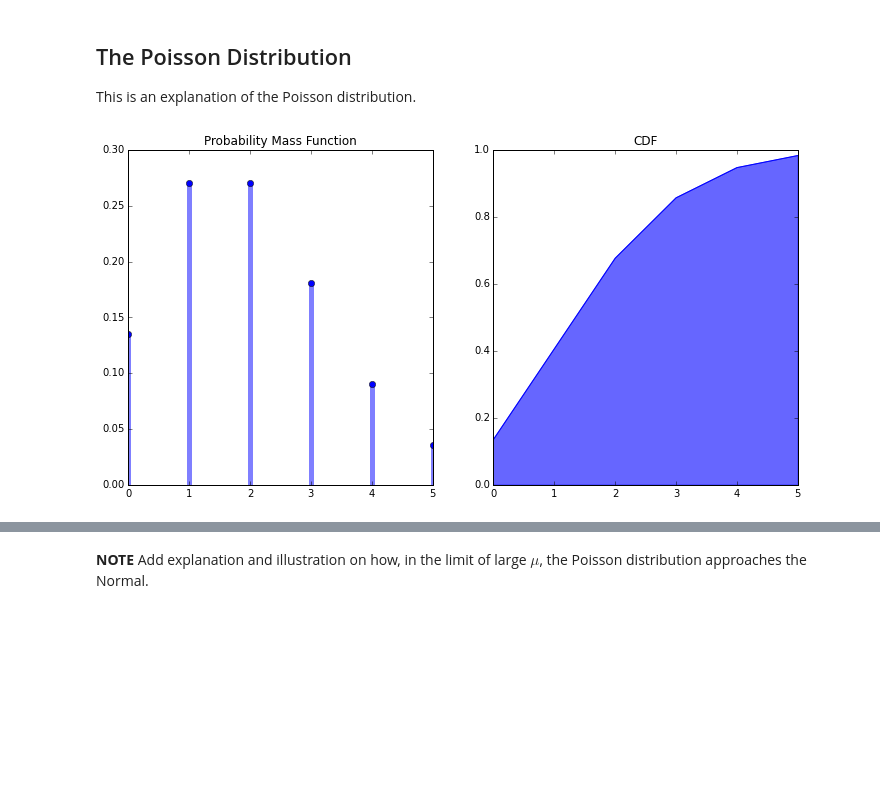
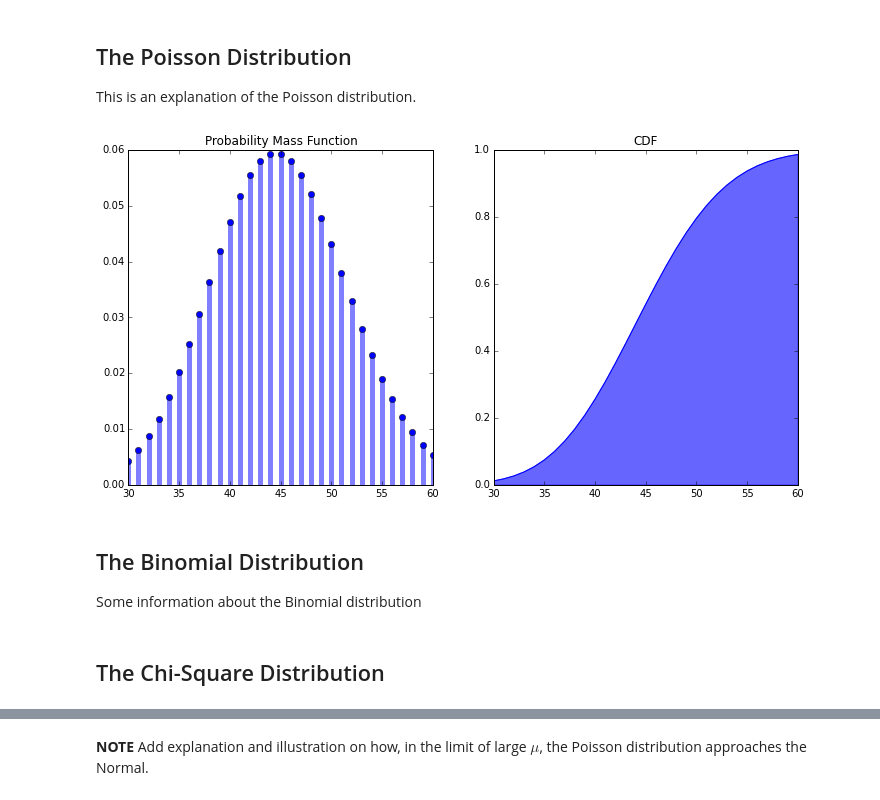
Before and after one commit to dhuppenkothen/ClassicalStatsPython, a Jupyter notebook: classicalstatsexamples.ipynb, the cells around one changed output, grey strips where cells are left out. Drawn from its saved outputs; the diff is of its cells as text; code cells hidden in the pictures; blank space fills up the shorter version.

```diff
--- a/classicalstatsexamples.ipynb
+++ b/classicalstatsexamples.ipynb
@@ -307,8 +312,8 @@ print("The fit parameter for the standard deviation of the distribution is: %.4f
 
 This is an explanation of the normal distribution!
 # %%
-def plot_dist(x,n, continuous=True):
-    fig, (ax,ax2) = plt.subplots(1,2,figsize=(12,6))
+def plot_dist(x,n, continuous=True, distname=""):
+    fig, (ax1,ax2) = plt.subplots(1,2,figsize=(12,6))
     if continuous:
         density = n.pdf
         title = "Probability Density Function"
@@ -319,18 +324,18 @@ def plot_dist(x,n, continuous=True):
         plot_symbol = 'bo'
 
     distribution = density(x)
-    ax.plot(x, distribution, plot_symbol, color="blue")
+    ax1.plot(x, distribution, plot_symbol, color="blue", label=distname)
     if continuous:
-        ax.fill_between(x, 0, distribution, color="blue", alpha=0.6)
+        ax1.fill_between(x, 0, distribution, color="blue", alpha=0.6)
     else:
-        ax.vlines(x, 0, distribution, colors='b', lw=5, alpha=0.5)
-    ax.set_title(title)
+        ax1.vlines(x, 0, distribution, colors='b', lw=5, alpha=0.5)
+    ax1.set_title(title)
 
     cdf = n.cdf(x)
-    ax2.plot(x, cdf, lw=1, color="blue")
+    ax2.plot(x, cdf, lw=1, color="blue", label=distname)
     ax2.fill_between(x, 0, cdf, color="blue", alpha=0.6)
     ax2.set_title("CDF")
-    return
+    return ax1, ax2
 
 def normal(m,s):
     x = np.linspace(-10, 20, 2000)
@@ -348,10 +353,16 @@ This is an explanation of the Poisson distribution.
 # %%
 def poisson(m):
     d = scipy.stats.poisson(m)
     x = np.arange(d.ppf(0.01), d.ppf(0.99))
     plot_dist(x, d, continuous=False)
     return
 
-interact(poisson, m=(1,10,1));
+interact(poisson, m=(1,200,1));
 # %% [output]
-[figure, old version]
+[figure, new version]
+# %% [markdown]
+## The Binomial Distribution
+
+Some information about the Binomial distribution
+# %% [markdown]
+## The Chi-Square Distribution
```
Also changed, not shown: parts of 8 cells of this notebook.
